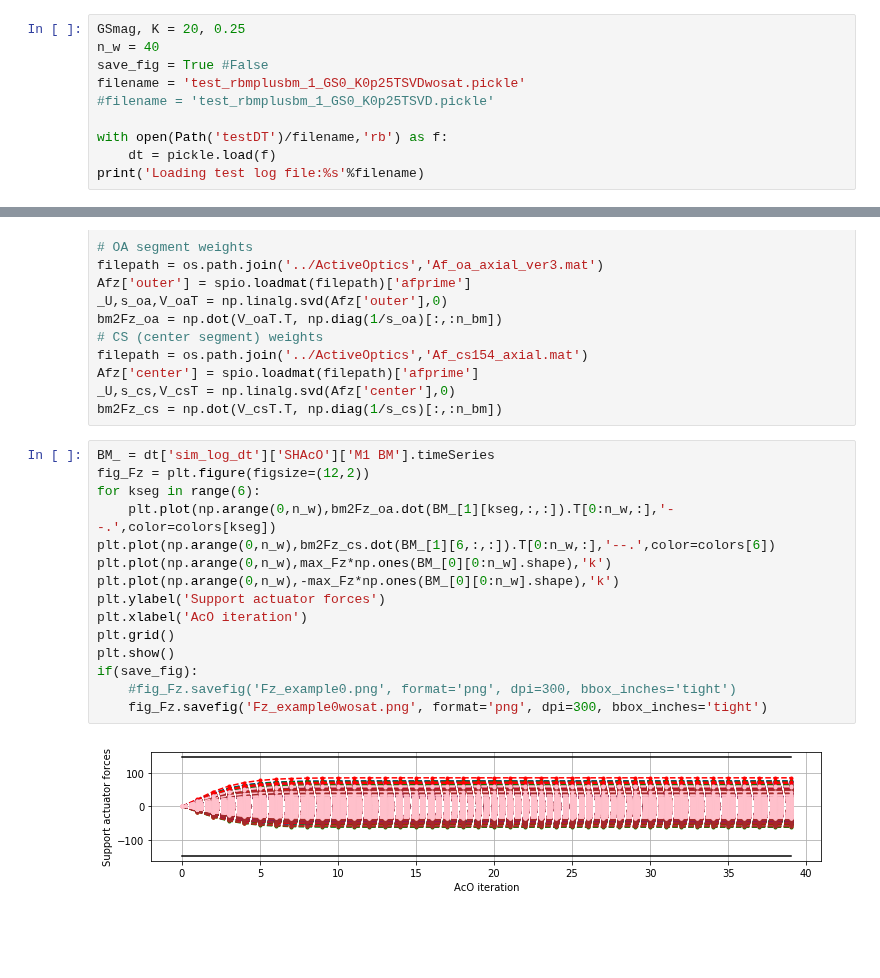
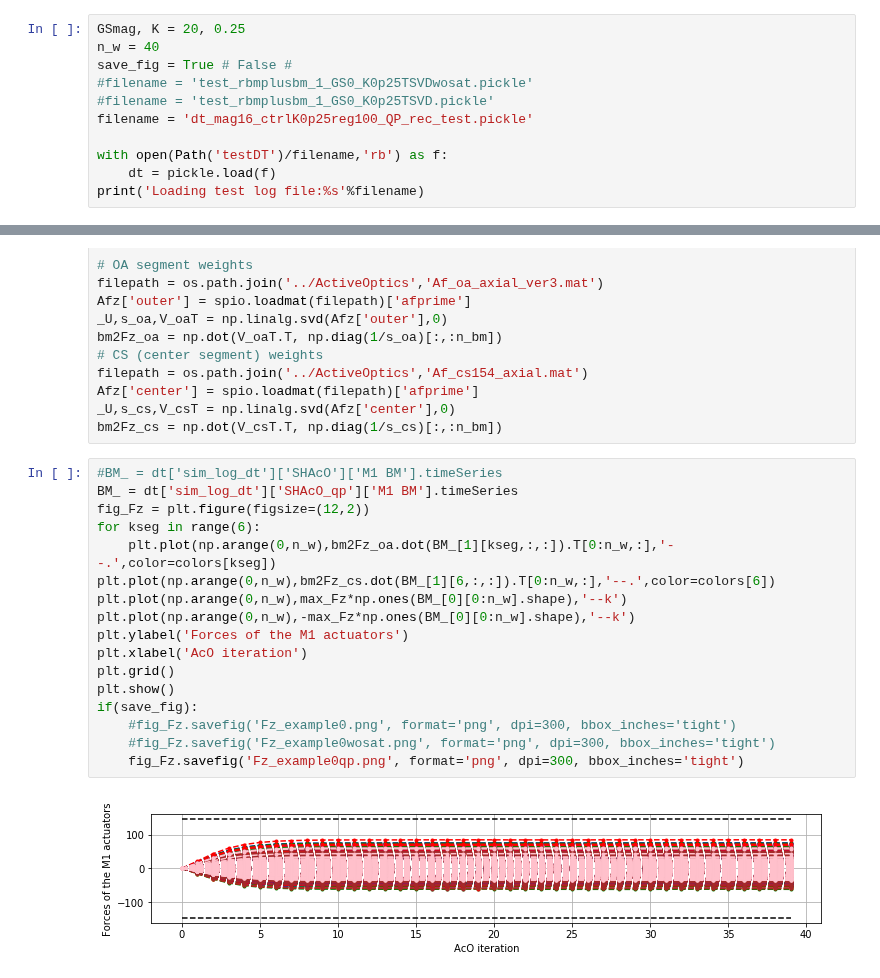
Before and after one commit to rconan/SIMCEO, a Jupyter notebook: summ_AcO_test_res.ipynb, the cells around one changed output, grey strips where cells are left out. Cells and saved outputs as stored; diff of their text form; blank space fills up the shorter version.

```diff
--- a/summ_AcO_test_res.ipynb
+++ b/summ_AcO_test_res.ipynb
@@ -308,9 +307,10 @@ except:
 # %%
 GSmag, K = 20, 0.25
 n_w = 40
-save_fig = True #False
-filename = 'test_rbmplusbm_1_GS0_K0p25TSVDwosat.pickle'
+save_fig = True # False #
+#filename = 'test_rbmplusbm_1_GS0_K0p25TSVDwosat.pickle'
 #filename = 'test_rbmplusbm_1_GS0_K0p25TSVD.pickle'
+filename = 'dt_mag16_ctrlK0p25reg100_QP_rec_test.pickle'
 
 with open(Path('testDT')/filename,'rb') as f:
     dt = pickle.load(f)
@@ -399,19 +409,21 @@ Afz['center'] = spio.loadmat(filepath)['afprime']
 _U,s_cs,V_csT = np.linalg.svd(Afz['center'],0)
 bm2Fz_cs = np.dot(V_csT.T, np.diag(1/s_cs)[:,:n_bm])
 # %%
-BM_ = dt['sim_log_dt']['SHAcO']['M1 BM'].timeSeries
+#BM_ = dt['sim_log_dt']['SHAcO']['M1 BM'].timeSeries
+BM_ = dt['sim_log_dt']['SHAcO_qp']['M1 BM'].timeSeries
 fig_Fz = plt.figure(figsize=(12,2))
 for kseg in range(6):
     plt.plot(np.arange(0,n_w),bm2Fz_oa.dot(BM_[1][kseg,:,:]).T[0:n_w,:],'--.',color=colors[kseg])
 plt.plot(np.arange(0,n_w),bm2Fz_cs.dot(BM_[1][6,:,:]).T[0:n_w,:],'--.',color=colors[6])
-plt.plot(np.arange(0,n_w),max_Fz*np.ones(BM_[0][0:n_w].shape),'k')
-plt.plot(np.arange(0,n_w),-max_Fz*np.ones(BM_[0][0:n_w].shape),'k')
-plt.ylabel('Support actuator forces')
+plt.plot(np.arange(0,n_w),max_Fz*np.ones(BM_[0][0:n_w].shape),'--k')
+plt.plot(np.arange(0,n_w),-max_Fz*np.ones(BM_[0][0:n_w].shape),'--k')
+plt.ylabel('Forces of the M1 actuators')
 plt.xlabel('AcO iteration')
 plt.grid()
 plt.show()
 if(save_fig):
     #fig_Fz.savefig('Fz_example0.png', format='png', dpi=300, bbox_inches='tight')
-    fig_Fz.savefig('Fz_example0wosat.png', format='png', dpi=300, bbox_inches='tight')
+    #fig_Fz.savefig('Fz_example0wosat.png', format='png', dpi=300, bbox_inches='tight')
+    fig_Fz.savefig('Fz_example0qp.png', format='png', dpi=300, bbox_inches='tight')
 # %% [output]
-[figure, old version]
+[figure, new version]
```
Also changed, not shown: parts of 4 cells of this notebook, 2 other files.
